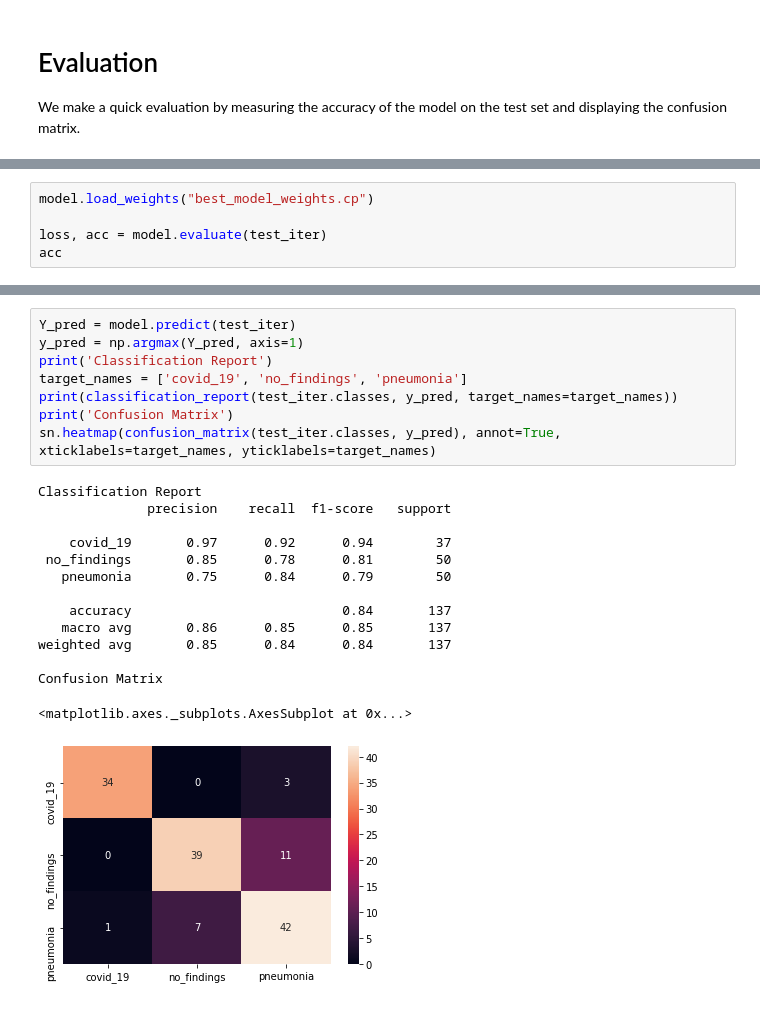
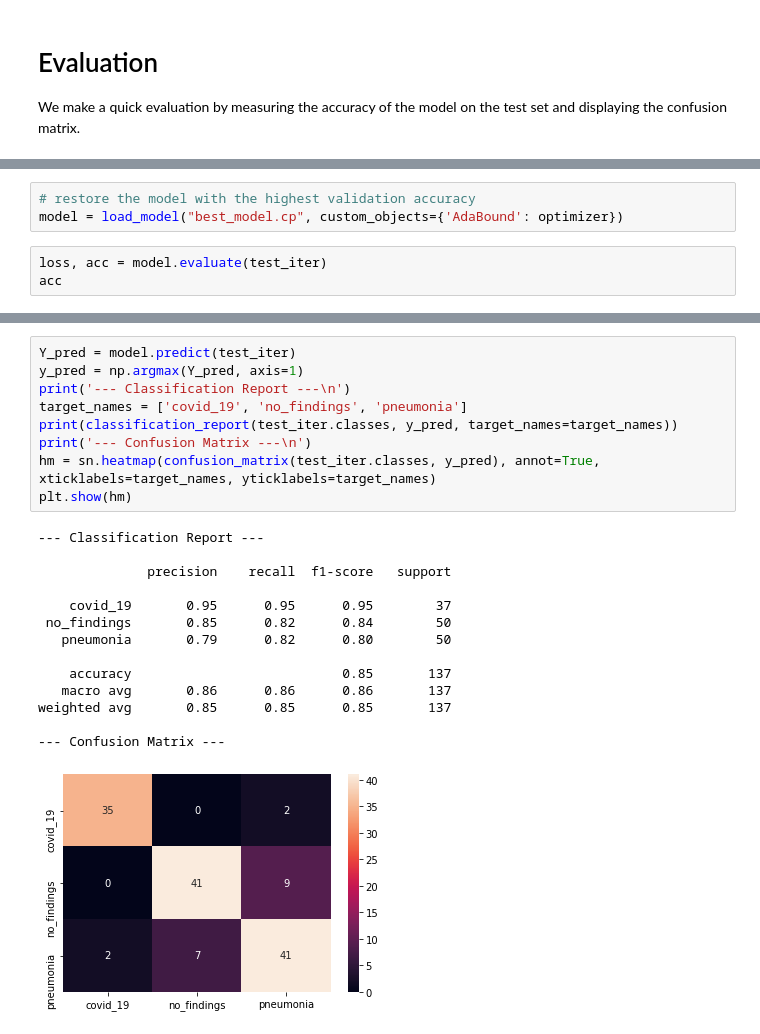
Before and after one commit to SonOf1998/COVID-19_detection_in_lungs, a Jupyter notebook: COVIDDetector.ipynb, the cells around one changed output, grey strips where cells are left out. Saved outputs shown, nothing was run; the diff lists cells and outputs as text.

Commit message:
droputs and model restoring fixed

```diff
--- a/COVIDDetector.ipynb
+++ b/COVIDDetector.ipynb
@@ -341,6 +362,7 @@ import seaborn as sn
+# %%
+# restore the model with the highest validation accuracy
+model = load_model("best_model.cp", custom_objects={'AdaBound': optimizer})
 # %%
-model.load_weights("best_model_weights.cp")
-
 loss, acc = model.evaluate(test_iter)
 acc
 # %% [output]
@@ -349,23 +371,24 @@ acc
 # %%
 Y_pred = model.predict(test_iter)
 y_pred = np.argmax(Y_pred, axis=1)
-print('Classification Report')
+print('--- Classification Report ---\n')
 target_names = ['covid_19', 'no_findings', 'pneumonia']
 print(classification_report(test_iter.classes, y_pred, target_names=target_names))
-print('Confusion Matrix')
-sn.heatmap(confusion_matrix(test_iter.classes, y_pred), annot=True, xticklabels=target_names, yticklabels=target_names)
+print('--- Confusion Matrix ---\n')
+hm = sn.heatmap(confusion_matrix(test_iter.classes, y_pred), annot=True, xticklabels=target_names, yticklabels=target_names)
+plt.show(hm)
 # %% [output]
-Classification Report
+--- Classification Report ---
+
               precision    recall  f1-score   support
 
-    covid_19       0.97      0.92      0.94        37
- no_findings       0.85      0.78      0.81        50
-   pneumonia       0.75      0.84      0.79        50
+    covid_19       0.95      0.95      0.95        37
+ no_findings       0.85      0.82      0.84        50
+   pneumonia       0.79      0.82      0.80        50
 
-    accuracy                           0.84       137
-   macro avg       0.86      0.85      0.85       137
-weighted avg       0.85      0.84      0.84       137
+    accuracy                           0.85       137
+   macro avg       0.86      0.86      0.86       137
+weighted avg       0.85      0.85      0.85       137
 
-Confusion Matrix
+--- Confusion Matrix ---
-<matplotlib.axes._subplots.AxesSubplot at 0x...>
-[figure, old version]
+[figure, new version]
```
Also changed, not shown: parts of 14 cells of this notebook.
